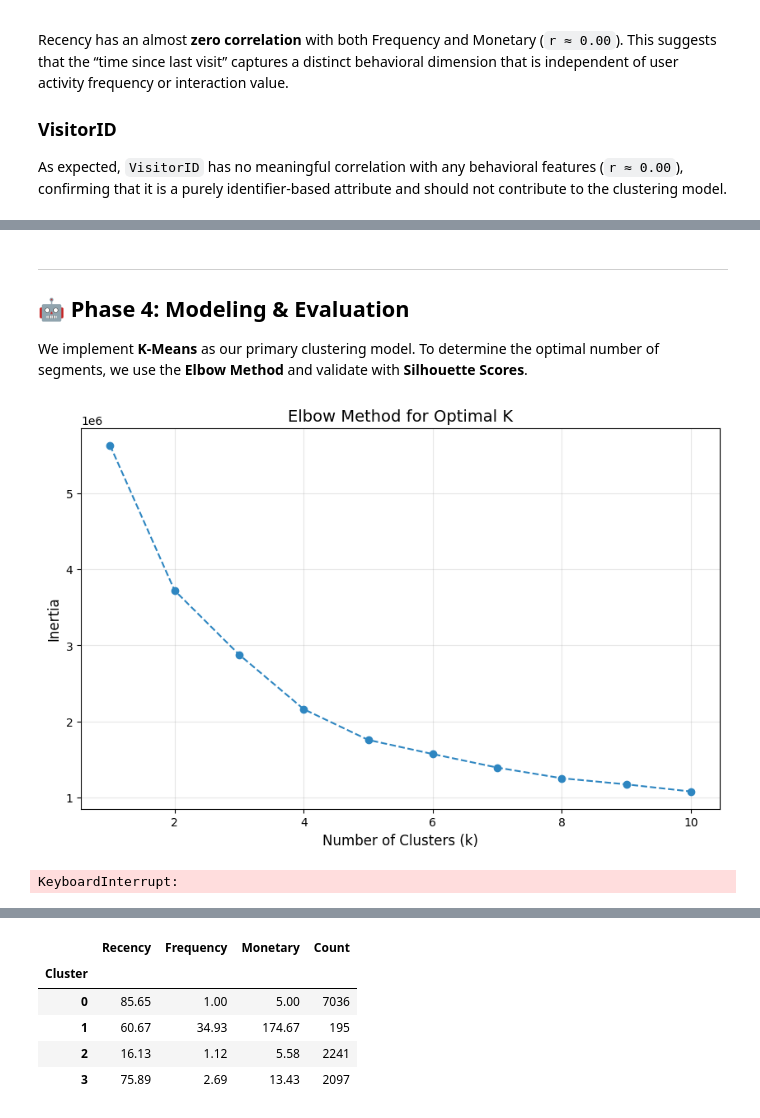
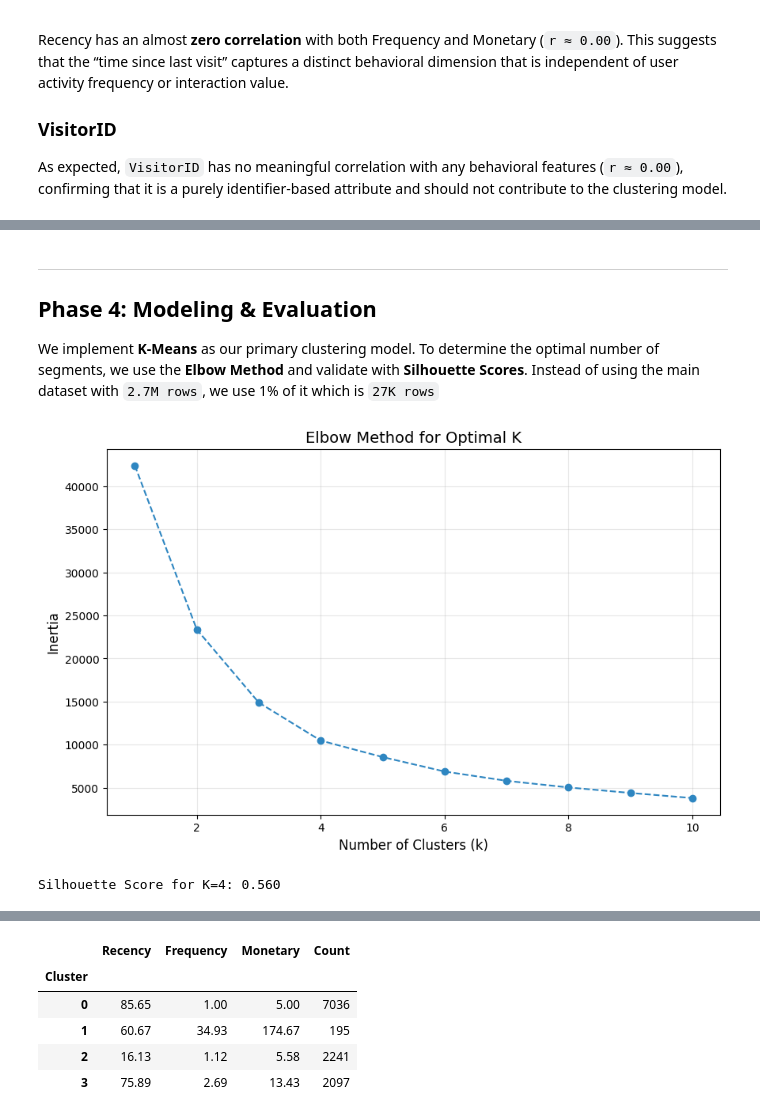
Before and after one commit to baokhanh1410/clustering_retailrocket_recommender_system, a Jupyter notebook: main.ipynb, the cells around one changed output, grey strips where cells are left out. Cells and saved outputs as stored; diff of their text form; code cells hidden in the pictures.

Commit message:
feat: KMeans Clustering

```diff
--- a/main.ipynb
+++ b/main.ipynb
@@ -211,20 +280,20 @@ memory usage: 43.0 MB
 # %% [markdown]
 ---
-## 🤖 Phase 4: Modeling & Evaluation
+## Phase 4: Modeling & Evaluation
 We implement **K-Means** as our primary clustering model. To determine the optimal number of segments, we use the **Elbow Method** and validate with **Silhouette Scores**.
+Instead of using the main dataset with `2.7M rows`, we use 1% of it which is `27K rows`
 # %%
-from src.models import run_kmeans, plot_elbow, calculate_silhouette, run_dbscan
-
-# 1. Find optimal K
-plot_elbow(features_scaled)
+features_scaled_subset = features_scaled.sample(frac=0.01, random_state=42)
+# 1. Find optimal K in Elbow Method
+plot_elbow(features_scaled_subset)
 
 # 2. Train final model (k=4, adjust based on plot)
 k_optimal = 4
-kmeans_labels = run_kmeans(features_scaled, k=k_optimal)
+kmeans_labels = run_kmeans(features_scaled_subset, k=k_optimal)
 
-# 3. Evaluate
-score = calculate_silhouette(features_scaled, kmeans_labels)
+# 3. Evaluate the Silhouette Score
+score = calculate_silhouette(features_scaled_subset, kmeans_labels)
 print(f"Silhouette Score for K={k_optimal}: {score:.3f}")
 # %% [output]
-[figure, old version]
+[figure, new version]
-KeyboardInterrupt:
+Silhouette Score for K=4: 0.560
```
Also changed, not shown: parts of 19 cells of this notebook, 7 other files.
